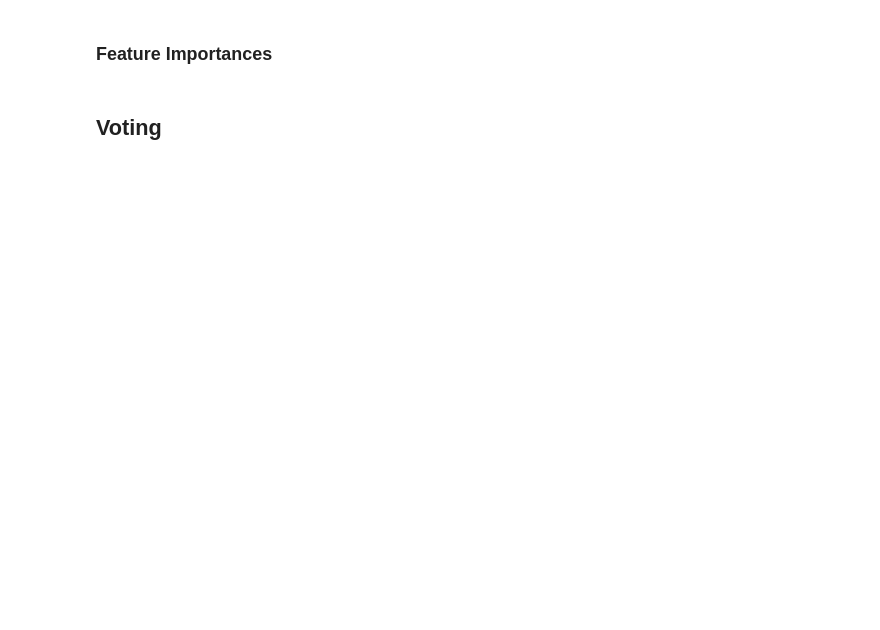
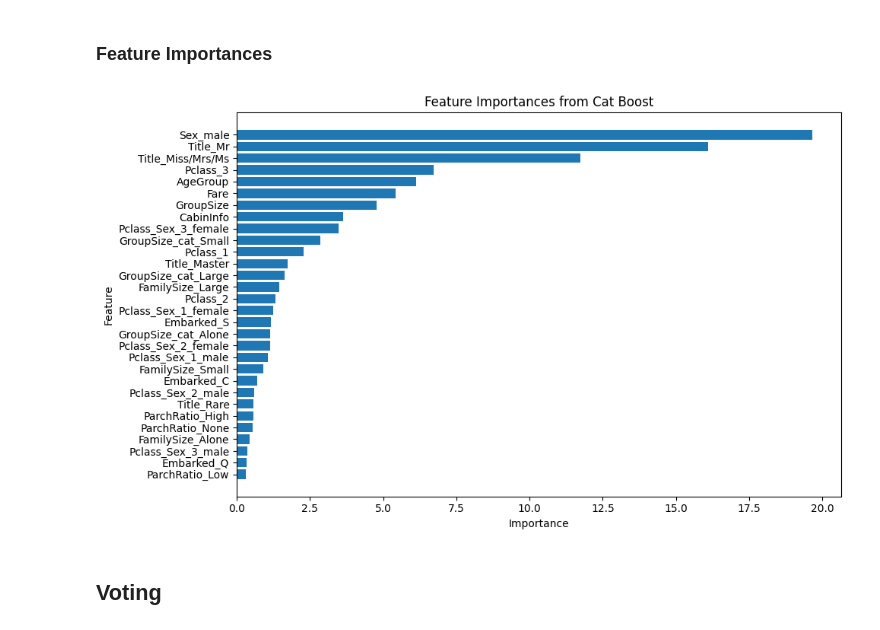
Before and after one commit to sh1508/Data_Science_Portfolio, a Jupyter notebook: Titanic_Survivor_Classification/titanic-machine-learning-from-disaster.ipynb, the cells around one changed output. Saved outputs shown, nothing was run; the diff lists cells and outputs as text; code cells hidden in the pictures; blank space fills up the shorter version.

```diff
--- a/Titanic_Survivor_Classification/titanic-machine-learning-from-disaster.ipynb
+++ b/Titanic_Survivor_Classification/titanic-machine-learning-from-disaster.ipynb
@@ -1868,17 +1895,3 @@ plt.show()
-# %%
-xgb.fit(X_train_r, y_train)
-
-y_pred = xgb.predict(X_train_r)
-
-y_pred_test = xgb.predict(X_test_r)
-
-PassengerId = test["PassengerId"]
-
-data = {"PassengerId": PassengerId, "Survived": y_pred_test.astype("int")}
-
-submission = pd.DataFrame(data)
-
-submission.to_csv('submissionV2_xgb.csv', index=False)
 # %% [markdown]
 ## AdaBoost
 # %%
@@ -1974,3 +1971,24 @@ submission.to_csv('submissionv2_cat.csv', index=False)
+# %%
+ada.fit(X_train_r, y_train)
+
+importances = cat.feature_importances_
+feature_names = X_train_r.columns
+
+# Create a DataFrame for plotting
+feature_importances = pd.DataFrame({'Feature': feature_names, 'Importance': importances})
+feature_importances = feature_importances.sort_values(by='Importance', ascending=False)
+
+# Plot the feature importances
+plt.figure(figsize=(10, 6))
+plt.barh(feature_importances['Feature'], feature_importances['Importance'])
+plt.xlabel('Importance')
+plt.ylabel('Feature')
+plt.title('Feature Importances from Cat Boost')
+plt.gca().invert_yaxis()
+plt.tight_layout()
+plt.show()
+# %% [output]
+[figure, added]
 # %% [markdown]
 ## Voting
 # %%
```
Also changed, not shown: parts of 28 cells of this notebook.
